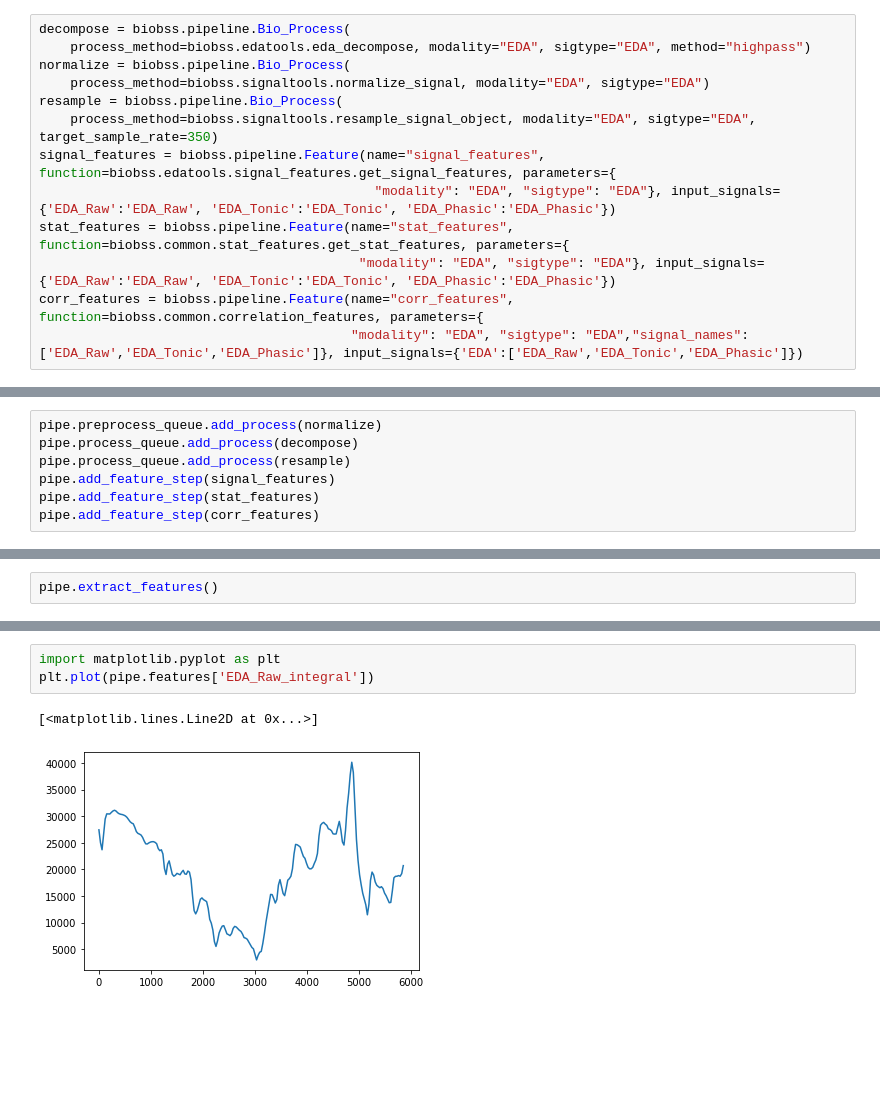
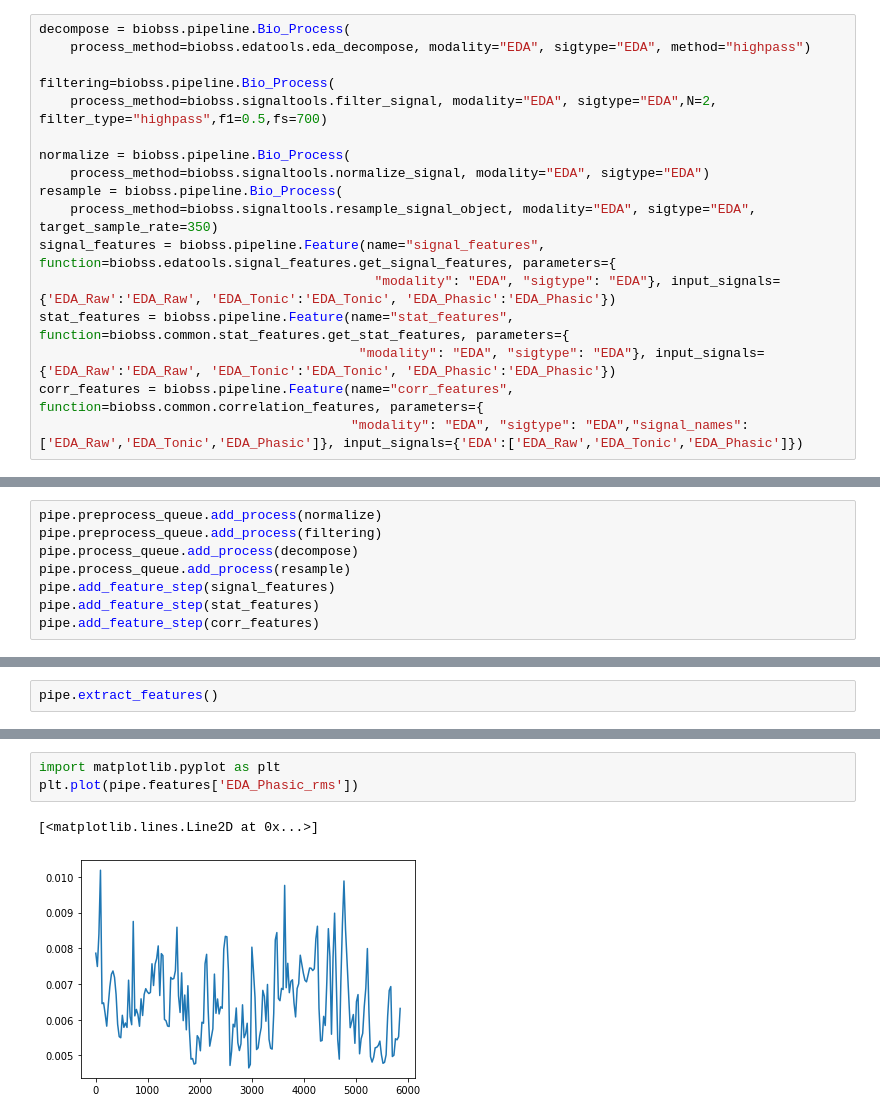
Before and after one commit to obss/BIOBSS, a Jupyter notebook: examples/pipeline.ipynb, the cells around one changed output, grey strips where cells are left out. Saved outputs shown, nothing was run; the diff lists cells and outputs as text; blank space fills up the shorter version.

```diff
--- a/examples/pipeline.ipynb
+++ b/examples/pipeline.ipynb
@@ -13,6 +13,10 @@ sample_data = sample_data.flatten()
 # %%
 decompose = biobss.pipeline.Bio_Process(
     process_method=biobss.edatools.eda_decompose, modality="EDA", sigtype="EDA", method="highpass")
+
+filtering=biobss.pipeline.Bio_Process(
+    process_method=biobss.signaltools.filter_signal, modality="EDA", sigtype="EDA",N=2, filter_type="highpass",f1=0.5,fs=700)
+
 normalize = biobss.pipeline.Bio_Process(
     process_method=biobss.signaltools.normalize_signal, modality="EDA", sigtype="EDA")
 resample = biobss.pipeline.Bio_Process(
@@ -28,6 +32,7 @@ pipe = biobss.pipeline.Bio_Pipeline(modality="EDA", sigtype="EDA", windowed_proc
                                     window_size=60, step_size=30, features_list=[])
 # %%
 pipe.preprocess_queue.add_process(normalize)
+pipe.preprocess_queue.add_process(filtering)
 pipe.process_queue.add_process(decompose)
 pipe.process_queue.add_process(resample)
 pipe.add_feature_step(signal_features)
@@ -92,10 +98,10 @@ pipe.features
 196 rows × 39 columns
 # %%
 import matplotlib.pyplot as plt
-plt.plot(pipe.features['EDA_Raw_integral'])
+plt.plot(pipe.features['EDA_Phasic_rms'])
 # %% [output]
 [<matplotlib.lines.Line2D at 0x...>]
-[figure, old version]
+[figure, new version]
 # %%
 pipe.features['EDA_Raw_acr_length']
 # %% [output]
```
Also changed, not shown: parts of 4 cells of this notebook, 25 other files.
